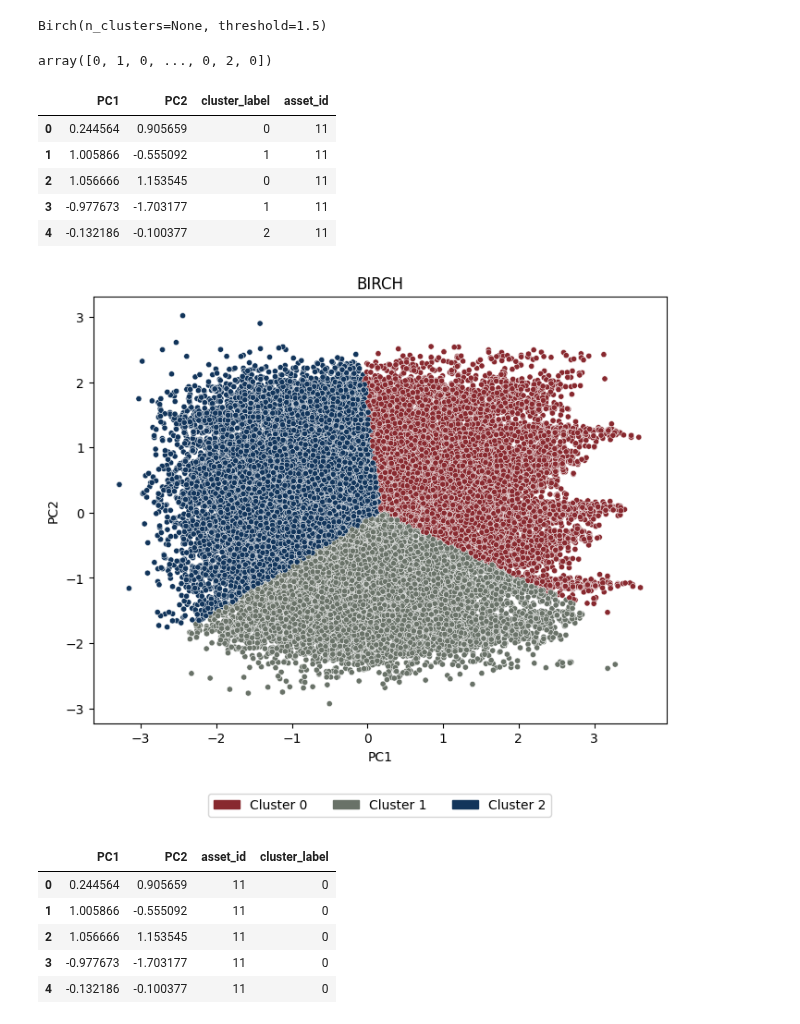
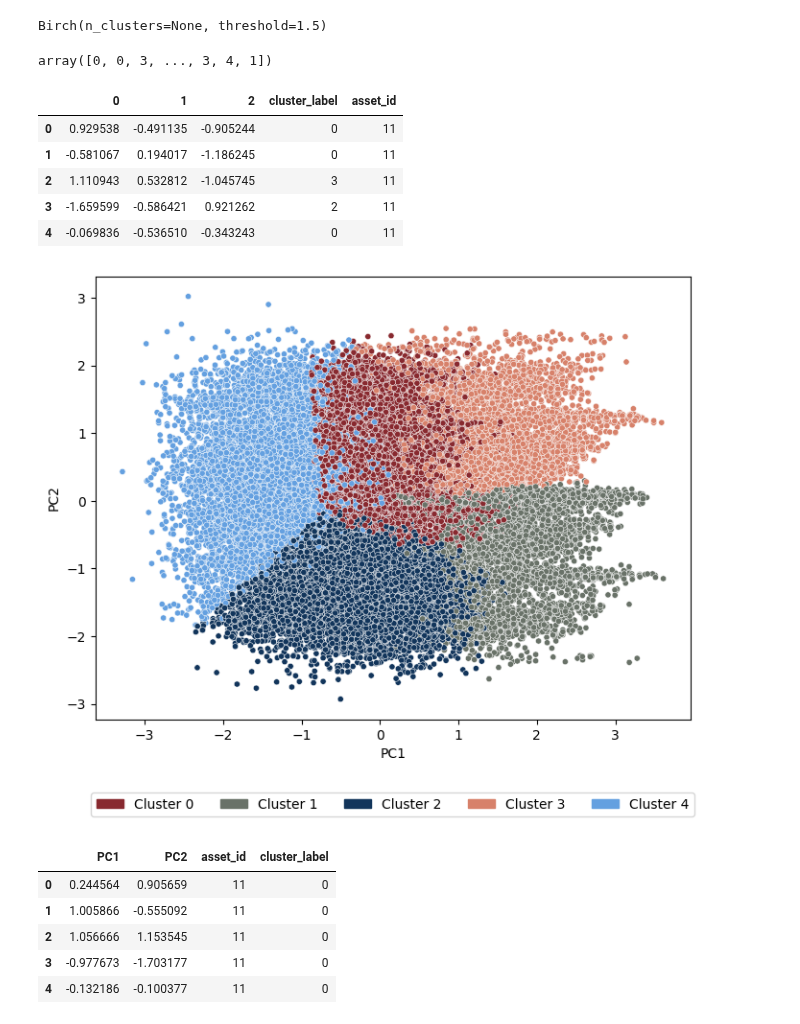
Before and after one commit to sarabreu/thesis_dev, a Jupyter notebook: 2_models/with_raw_data/wind/hierarchical_cluster.ipynb, the cells around one changed output. Cells and saved outputs as stored; diff of their text form; code cells hidden in the pictures.

```diff
--- a/2_models/with_raw_data/wind/hierarchical_cluster.ipynb
+++ b/2_models/with_raw_data/wind/hierarchical_cluster.ipynb
@@ -598,4 +606,7 @@ pca_df = pca_df.loc[:,'PC1':'PC2']
 # Assign the cluster labels to the original DataFrame
 pca_df['cluster_label'] = labels_cut
 pca_df['asset_id'] = df_subset['asset_id']
+
+df_wind_scaled['cluster_label'] = labels_cut
+df_wind_scaled['asset_id'] = df_subset['asset_id']
 # %%
@@ -679,11 +690,13 @@ plt.xticks(rotation=0)
 plt.show()
 # %% [output]
 [figure]
+# %%
+df_wind_scaled = df_wind_scaled.loc[:,:2]
 # %% [markdown]
 ### BIRCH
 # %%
 brc = Birch(n_clusters=None, threshold=1.5)
-brc.fit(pca_df)
+brc.fit(df_wind_scaled)
 # %% [output]
 Birch(n_clusters=None, threshold=1.5)
 # %%
@@ -693,19 +706,22 @@ with open('results/hierarchical/birch_clustering.pickle', 'wb') as f:
 with open('results/hierarchical/birch_clustering.pickle', 'rb') as f:
     brc = pickle.load(f)
 # %%
-labels = brc.predict(pca_df)
+labels = brc.predict(df_wind_scaled)
 labels
 # %% [output]
-array([0, 1, 0, ..., 0, 2, 0])
+array([0, 0, 3, ..., 3, 4, 1])
 # %%
 pca_df['cluster_label'] = labels
 pca_df['asset_id'] = df_subset['asset_id']
-pca_df.head()
+
+df_wind_scaled['cluster_label'] = labels
+df_wind_scaled['asset_id'] = df_subset['asset_id']
+df_wind_scaled.head()
 # %% [output]
-|  | PC1 | PC2 | cluster_label | asset_id |
-| 0 | 0.244564 | 0.905659 | 0 | 11 |
-| 1 | 1.005866 | -0.555092 | 1 | 11 |
-| 2 | 1.056666 | 1.153545 | 0 | 11 |
-| 3 | -0.977673 | -1.703177 | 1 | 11 |
-| 4 | -0.132186 | -0.100377 | 2 | 11 |
+|  | 0 | 1 | 2 | cluster_label | asset_id |
+| 0 | 0.929538 | -0.491135 | -0.905244 | 0 | 11 |
+| 1 | -0.581067 | 0.194017 | -1.186245 | 0 | 11 |
+| 2 | 1.110943 | 0.532812 | -1.045745 | 3 | 11 |
+| 3 | -1.659599 | -0.586421 | 0.921262 | 2 | 11 |
+| 4 | -0.069836 | -0.536510 | -0.343243 | 0 | 11 |
 # %%
@@ -713,19 +729,19 @@ pca_df.to_csv('results/hierarchical/csv_labels_cut_raw/birch.csv', index = False
 # %%
 n_clusters = len(pca_df['cluster_label'].unique())
 pallete = sns.color_palette(my_colors, n_clusters)
 
 # Plot the representative points on a scatter plot using PCA results
 plt.figure(figsize=(8, 6))
 sns.scatterplot(data=pca_df, x='PC1', y='PC2', hue='cluster_label', palette=pallete, s=20)
-plt.title("BIRCH")
+# plt.title("BIRCH")
 plt.xlabel('PC1')
 plt.ylabel('PC2')
 legend_handles = [mpatches.Circle((0, 0), radius=1, color=color) for color in my_colors]
 plt.legend(handles=legend_handles, labels=[f'Cluster {cluster_label}' for cluster_label in np.unique(labels)],
            loc='upper center', bbox_to_anchor=(0.5, -0.15), ncol=5)
 plt.show()
 # %% [output]
-[figure, old version]
+[figure, new version]
 # %%
 most_frequent_clusters = pca_df.groupby('asset_id')['cluster_label'].agg(lambda x: np.bincount(x).argmax())
 
```
Also changed, not shown: parts of 55 cells of this notebook, 6 other files.
